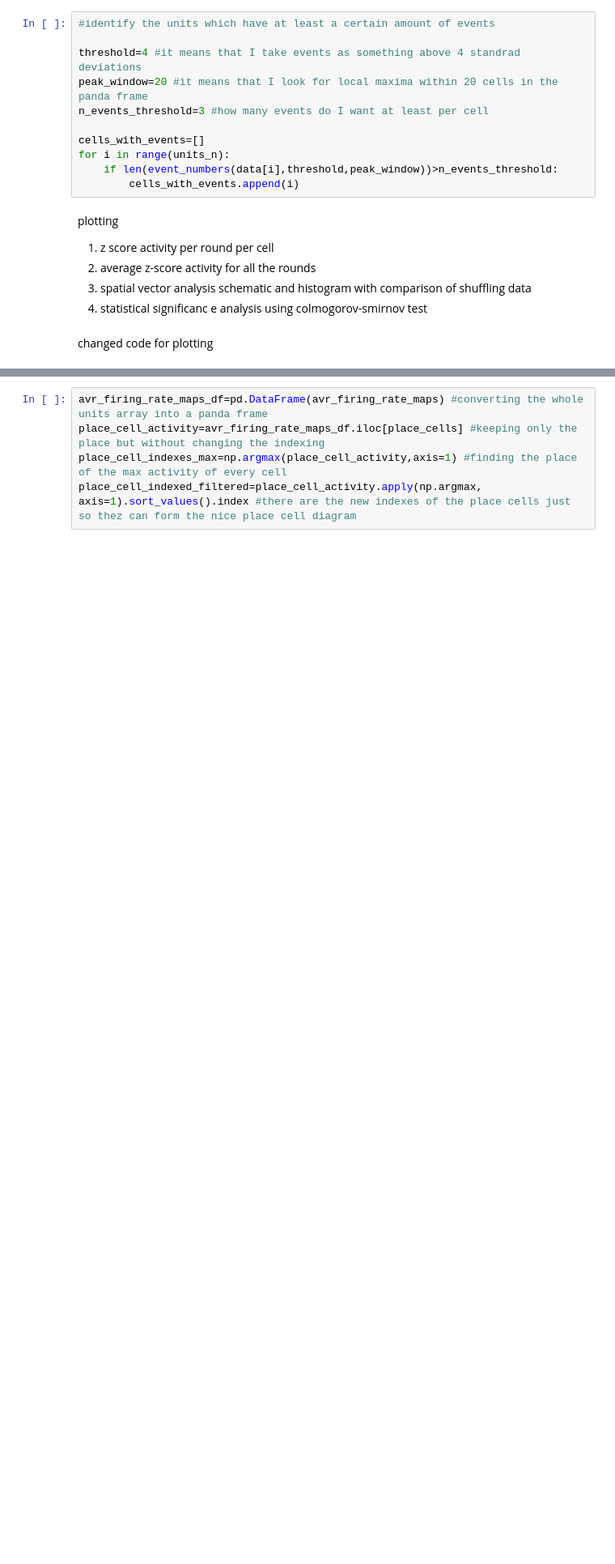
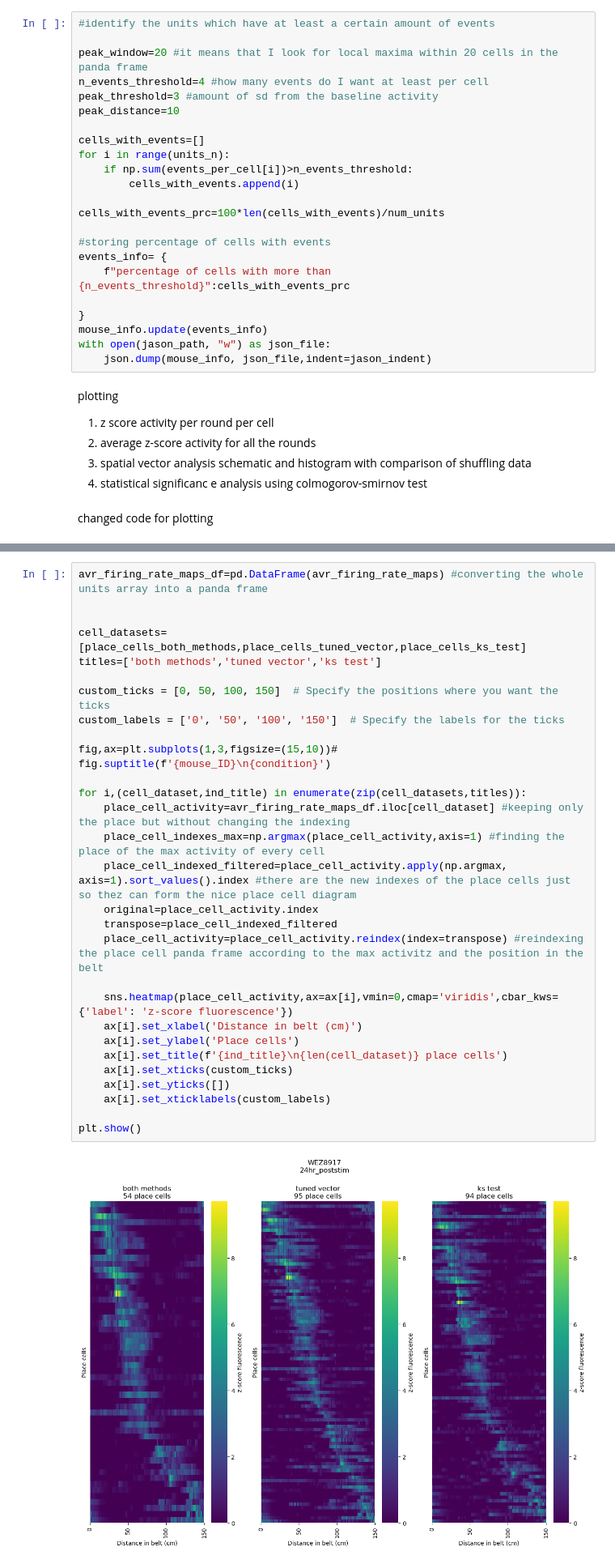
Before and after one commit to ttamiolakis/2p-place-coding, a Jupyter notebook: spatial_coding_test.ipynb, the cells around one changed output, grey strips where cells are left out. Shown at 81% size. Cells and saved outputs as stored; diff of their text form; blank space fills up the shorter version.

```diff
--- a/spatial_coding_test.ipynb
+++ b/spatial_coding_test.ipynb
@@ -191,14 +192,26 @@ events_per_cell=make_binary(firing_rate_maps,peak_threshold=3,peak_distance=10)
 # %%
 #identify the units which have at least a certain amount of events
 
-threshold=4 #it means that I take events as something above 4 standrad deviations
 peak_window=20 #it means that I look for local maxima within 20 cells in the panda frame
-n_events_threshold=3 #how many events do I want at least per cell
+n_events_threshold=4 #how many events do I want at least per cell
+peak_threshold=3 #amount of sd from the baseline activity
+peak_distance=10
 
 cells_with_events=[]
 for i in range(units_n):
-    if len(event_numbers(data[i],threshold,peak_window))>n_events_threshold:
+    if np.sum(events_per_cell[i])>n_events_threshold:
         cells_with_events.append(i)
+
+cells_with_events_prc=100*len(cells_with_events)/num_units
+
+#storing percentage of cells with events
+events_info= {
+    f"percentage of cells with more than {n_events_threshold}":cells_with_events_prc
+
+}
+mouse_info.update(events_info)
+with open(jason_path, "w") as json_file:
+    json.dump(mouse_info, json_file,indent=jason_indent)
 # %% [markdown]
 plotting
 1. z score activity per round per cell
@@ -805,5 +533,32 @@ creating the plae code diagram
 # %%
 avr_firing_rate_maps_df=pd.DataFrame(avr_firing_rate_maps) #converting the whole units array into a panda frame
-place_cell_activity=avr_firing_rate_maps_df.iloc[place_cells] #keeping only the place but without changing the indexing
-place_cell_indexes_max=np.argmax(place_cell_activity,axis=1) #finding the place of the max activity of every cell
-place_cell_indexed_filtered=place_cell_activity.apply(np.argmax, axis=1).sort_values().index #there are the new indexes of the place cells just so thez can form the nice place cell diagram
+
+
+cell_datasets=[place_cells_both_methods,place_cells_tuned_vector,place_cells_ks_test]
+titles=['both methods','tuned vector','ks test']
+
+custom_ticks = [0, 50, 100, 150]  # Specify the positions where you want the ticks
+custom_labels = ['0', '50', '100', '150']  # Specify the labels for the ticks
+
+fig,ax=plt.subplots(1,3,figsize=(15,10))#
+fig.suptitle(f'{mouse_ID}\n{condition}')
+
+for i,(cell_dataset,ind_title) in enumerate(zip(cell_datasets,titles)):
+    place_cell_activity=avr_firing_rate_maps_df.iloc[cell_dataset] #keeping only the place but without changing the indexing
+    place_cell_indexes_max=np.argmax(place_cell_activity,axis=1) #finding the place of the max activity of every cell
+    place_cell_indexed_filtered=place_cell_activity.apply(np.argmax, axis=1).sort_values().index #there are the new indexes of the place cells just so thez can form the nice place cell diagram
+    original=place_cell_activity.index
+    transpose=place_cell_indexed_filtered
+    place_cell_activity=place_cell_activity.reindex(index=transpose) #reindexing the place cell panda frame according to the max activitz and the position in the belt
+
+    sns.heatmap(place_cell_activity,ax=ax[i],vmin=0,cmap='viridis',cbar_kws={'label': 'z-score fluorescence'})
+    ax[i].set_xlabel('Distance in belt (cm)')
+    ax[i].set_ylabel('Place cells')
+    ax[i].set_title(f'{ind_title}\n{len(cell_dataset)} place cells')
+    ax[i].set_xticks(custom_ticks)
+    ax[i].set_yticks([])
+    ax[i].set_xticklabels(custom_labels)
+
+plt.show()
+# %% [output]
+[figure, added]
```
Also changed, not shown: parts of 8 cells of this notebook.
